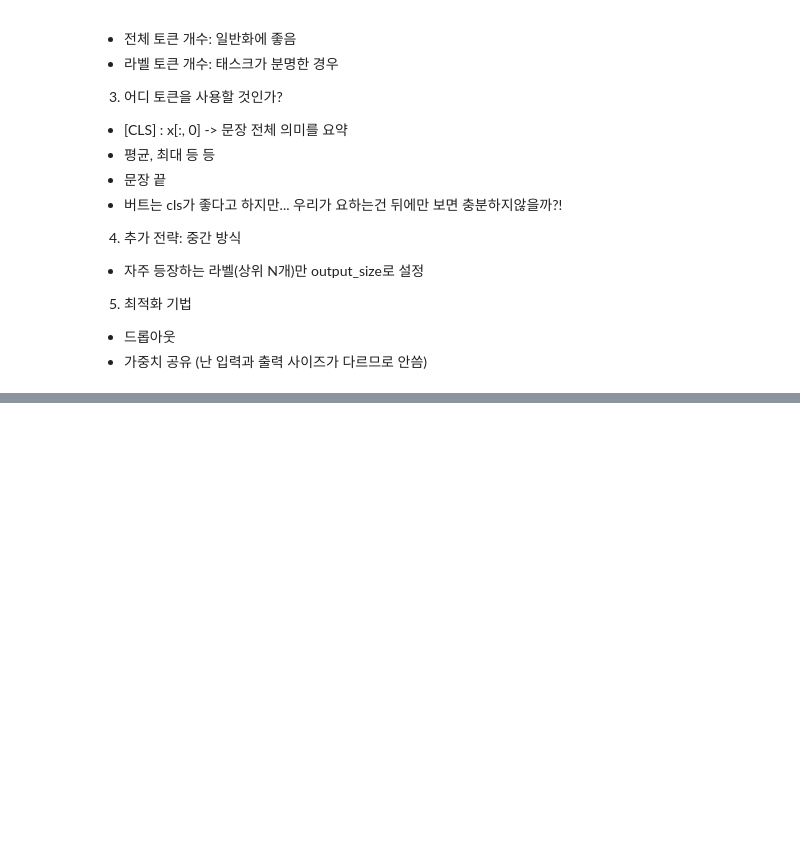
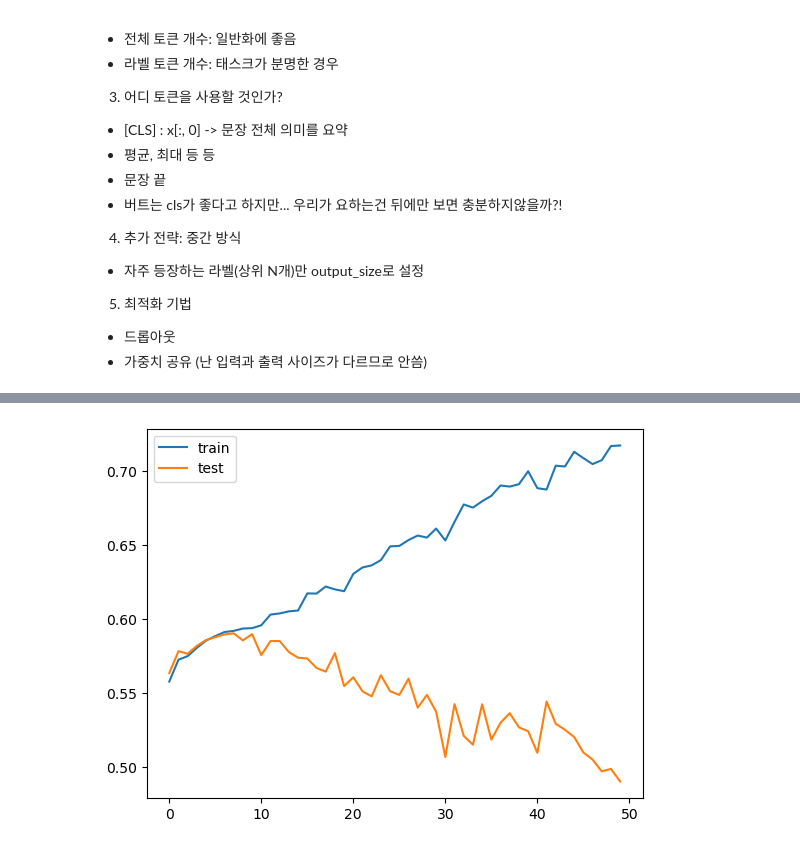
Before and after one commit to adunStudio/hanghae99_plusAI_2, a Jupyter notebook: 2주차/[2주차] 기본과제.ipynb, the cells around one changed output, grey strips where cells are left out. Drawn from its saved outputs; the diff is of its cells as text; code cells hidden in the pictures; blank space fills up the shorter version.

```diff
--- a/2주차/[2주차] 기본과제.ipynb
+++ b/2주차/[2주차] 기본과제.ipynb
@@ -228,6 +239,14 @@ def get_last_valid_embeddings(x, input_ids, pad_token_id):
     last_embeddings = x[batch_indices, last_valid_indices, :]  # (B, D)
 
     return last_embeddings
+# %%
+def plot_acc(train_accuracies, test_accuracies, label1='train', label2='test'):
+  x = np.arange(len(train_accuracies))
+
+  plt.plot(x, train_accuracies, label=label1)
+  plt.plot(x, test_accuracies, label=label2)
+  plt.legend()
+  plt.show()
 # %% [markdown]
 # [MY CODE] Loss function 및 classifier output 변경
 
@@ -376,7 +395,7 @@ for epoch in range(start_epoch, n_epochs):
         test_accuracies.append(test_acc)
         time_list.append(epoch_time)
         average_loss_list.append(average_loss)
-        perplexity = torch.exp(loss)  # e^Loss로 퍼플렉서티 계산
+        perplexity = torch.exp(torch.tensor(average_loss))  # e^Loss로 퍼플렉서티 계산
         perplexity_list.append(perplexity)
 
     # 체크포인트 저장
@@ -421,0 +451,4 @@ KeyboardInterrupt:
+# %%
+plot_acc(train_accuracies, test_accuracies)
+# %% [output]
+[figure, added]
```
Also changed, not shown: parts of 3 cells of this notebook, 1 other file.
